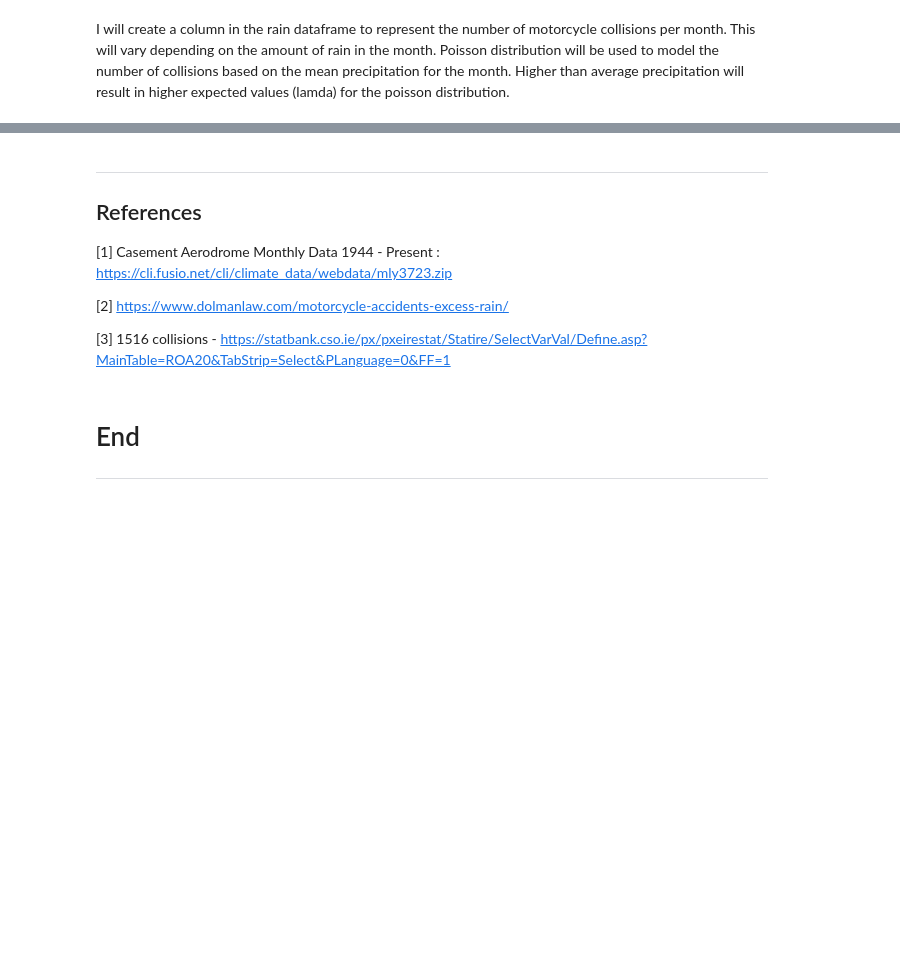
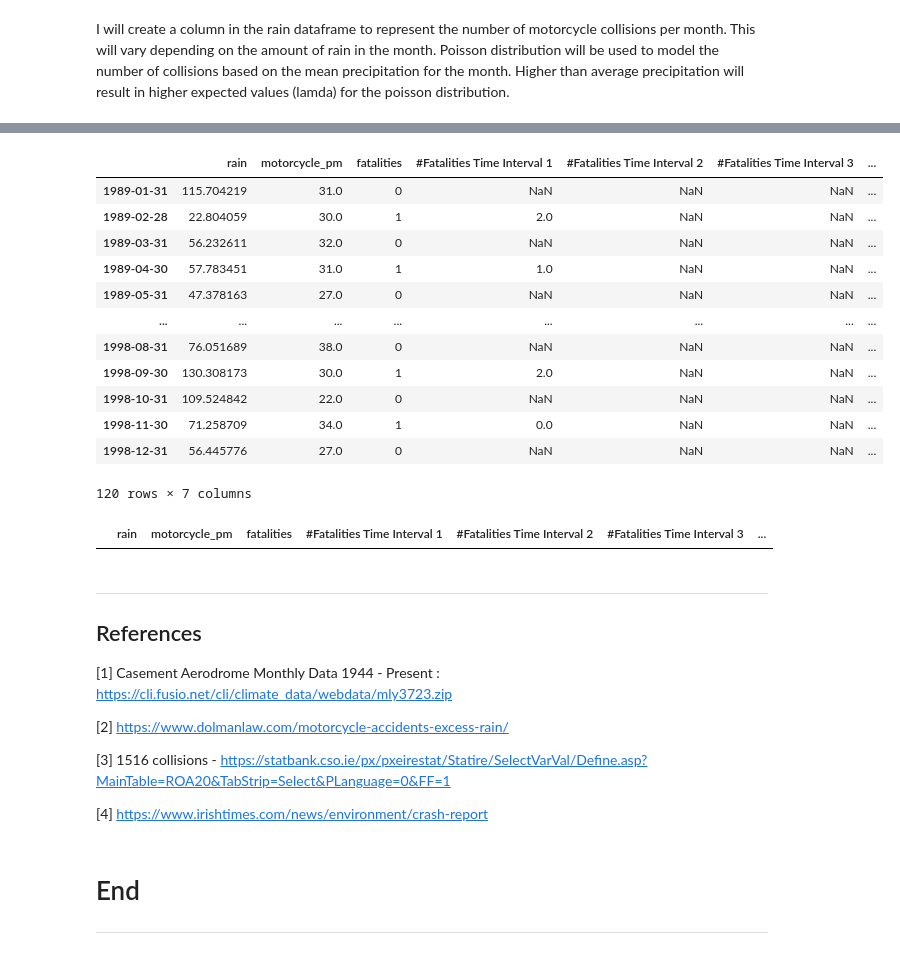
Before and after one commit to AdrianDonohoe/PDAProject2019, a Jupyter notebook: PDA Project - Casement Weather Station.ipynb, the cells around one changed output, grey strips where cells are left out. Saved outputs shown, nothing was run; the diff lists cells and outputs as text; code cells hidden in the pictures; blank space fills up the shorter version.

Commit message:
added fatalities and fatalities intervals

```diff
--- a/PDA Project - Casement Weather Station.ipynb
+++ b/PDA Project - Casement Weather Station.ipynb
@@ -560,3 +556,41 @@ See the caveats in the documentation: http://pandas.pydata.org/pandas-docs/stabl
+# %%
+# Make 3 new column (Collision Time ) to represent number of fatal collisions between 3 time intervals. 0 = 00:00-07:59, 1 = 08:00 - 15:59, 2 = 16:00 - 23:59
+c = rain_10y.loc[rain_10y.loc['1989-01-31':'1998-12-31','fatalities'] == 1]['fatalities'].count()
+
+rain_10y.loc[rain_10y.loc['1989-01-31':'1998-12-31','fatalities'] == 1, '#Fatalities Time Interval 1'] = np.random.choice(3,c,p=[0.4,0.2,0.4])
+c = rain_10y.loc[rain_10y.loc['1989-01-31':'1998-12-31','fatalities'] == 2]['fatalities'].count()
+rain_10y.loc[rain_10y.loc['1989-01-31':'1998-12-31','fatalities'] == 2, '#Fatalities Time Interval 1'] = np.random.choice(3,c,p=[0.4,0.2,0.4])
+rain_10y.loc[rain_10y.loc['1989-01-31':'1998-12-31','fatalities'] == 2, '#Fatalities Time Interval 2'] = np.random.choice(3,c,p=[0.4,0.2,0.4])
+c = rain_10y.loc[rain_10y.loc['1989-01-31':'1998-12-31','fatalities'] == 3]['fatalities'].count()
+rain_10y.loc[rain_10y.loc['1989-01-31':'1998-12-31','fatalities'] == 3, '#Fatalities Time Interval 1'] = np.random.choice(3,c,p=[0.4,0.2,0.4])
+rain_10y.loc[rain_10y.loc['1989-01-31':'1998-12-31','fatalities'] == 3, '#Fatalities Time Interval 2'] = np.random.choice(3,c,p=[0.4,0.2,0.4])
+rain_10y.loc[rain_10y.loc['1989-01-31':'1998-12-31','fatalities'] == 3, '#Fatalities Time Interval 3'] = np.random.choice(3,c,p=[0.4,0.2,0.4])
+
+c = rain_10y.loc[rain_10y.loc['1989-01-31':'1998-12-31','fatalities'] == 4]['fatalities'].count()
+rain_10y.loc[rain_10y.loc['1989-01-31':'1998-12-31','fatalities'] == 4, '#Fatalities Time Interval 1'] = np.random.choice(3,c,p=[0.4,0.2,0.4])
+rain_10y.loc[rain_10y.loc['1989-01-31':'1998-12-31','fatalities'] == 4, '#Fatalities Time Interval 2'] = np.random.choice(3,c,p=[0.4,0.2,0.4])
+rain_10y.loc[rain_10y.loc['1989-01-31':'1998-12-31','fatalities'] == 4, '#Fatalities Time Interval 3'] = np.random.choice(3,c,p=[0.4,0.2,0.4])
+rain_10y.loc[rain_10y.loc['1989-01-31':'1998-12-31','fatalities'] == 4, '#Fatalities Time Interval 4'] = np.random.choice(3,c,p=[0.4,0.2,0.4])
+
+rain_10y.loc[rain_10y.loc['1989-01-31':'1998-12-31','fatalities'] == 4]
+# %% [output]
+|  | rain | motorcycle_pm | fatalities | #Fatalities Time Interval 1 | #Fatalities Time Interval 2 | #Fatalities Time Interval 3 | ... |
+| 1989-01-31 | 115.704219 | 31.0 | 0 | NaN | NaN | NaN | ... |
+| 1989-02-28 | 22.804059 | 30.0 | 1 | 2.0 | NaN | NaN | ... |
+| 1989-03-31 | 56.232611 | 32.0 | 0 | NaN | NaN | NaN | ... |
+| 1989-04-30 | 57.783451 | 31.0 | 1 | 1.0 | NaN | NaN | ... |
+| 1989-05-31 | 47.378163 | 27.0 | 0 | NaN | NaN | NaN | ... |
+| ... | ... | ... | ... | ... | ... | ... | ... |
+| 1998-08-31 | 76.051689 | 38.0 | 0 | NaN | NaN | NaN | ... |
+| 1998-09-30 | 130.308173 | 30.0 | 1 | 2.0 | NaN | NaN | ... |
+| 1998-10-31 | 109.524842 | 22.0 | 0 | NaN | NaN | NaN | ... |
+| 1998-11-30 | 71.258709 | 34.0 | 1 | 0.0 | NaN | NaN | ... |
+| 1998-12-31 | 56.445776 | 27.0 | 0 | NaN | NaN | NaN | ... |
+120 rows × 7 columns
+# %%
+rain_10y[]
+# %% [output]
+|  | rain | motorcycle_pm | fatalities | #Fatalities Time Interval 1 | #Fatalities Time Interval 2 | #Fatalities Time Interval 3 | ... |
 # %% [markdown]
 ***
 ## References
@@ -565,6 +599,8 @@ See the caveats in the documentation: http://pandas.pydata.org/pandas-docs/stabl
 [2]  https://www.dolmanlaw.com/motorcycle-accidents-excess-rain/
 
 [3] 1516  collisions - https://statbank.cso.ie/px/pxeirestat/Statire/SelectVarVal/Define.asp?MainTable=ROA20&TabStrip=Select&PLanguage=0&FF=1
+
+[4] https://www.irishtimes.com/news/environment/crash-report
 # %% [markdown]
 # End
 ***
```
Also changed, not shown: parts of 5 cells of this notebook, 1 other file.
